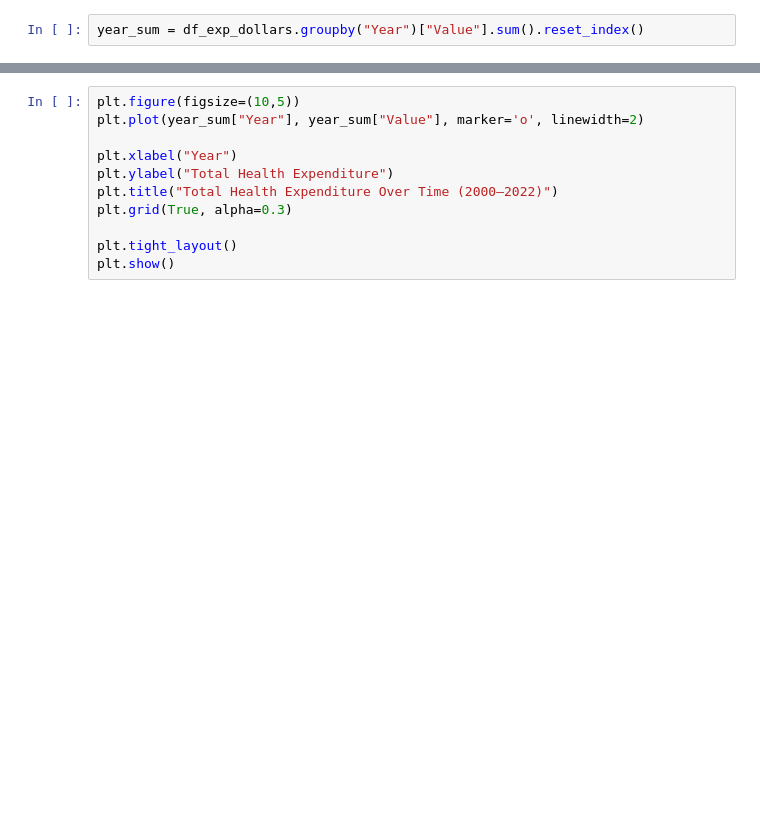
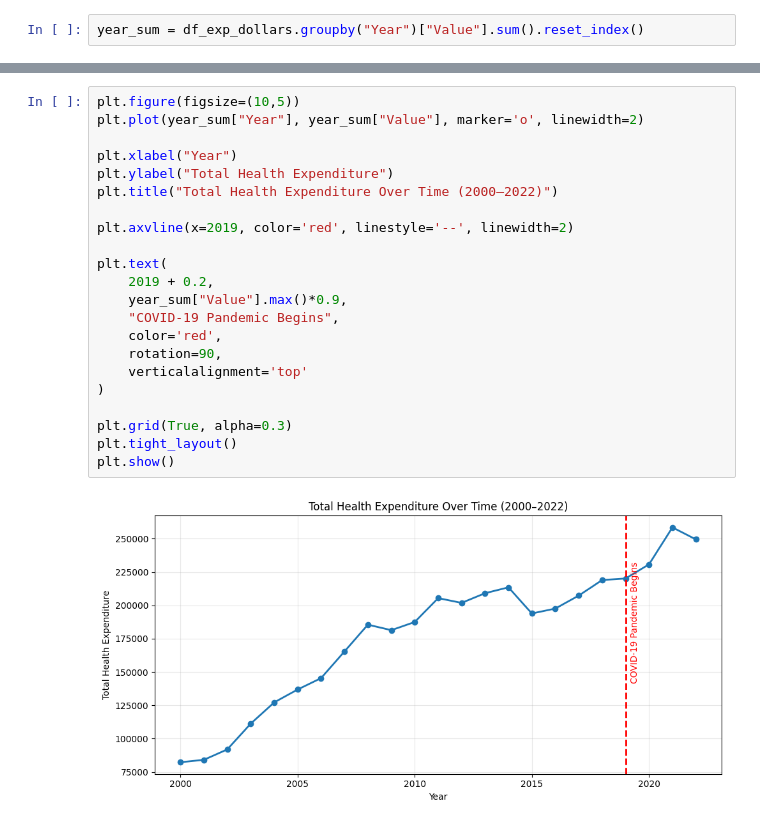
Before and after one commit to drytea19/DS-4200-Global-Mortality-Rates-and-Healthcare-Performance, a Jupyter notebook: final_project.ipynb, the cells around one changed output, grey strips where cells are left out. Cells and saved outputs as stored; diff of their text form; blank space fills up the shorter version.

Commit message:
adjusting carlie visuals

```diff
--- a/final_project.ipynb
+++ b/final_project.ipynb
@@ -301,11 +348,24 @@ year_sum
 # %%
 plt.figure(figsize=(10,5))
 plt.plot(year_sum["Year"], year_sum["Value"], marker='o', linewidth=2)
 
 plt.xlabel("Year")
 plt.ylabel("Total Health Expenditure")
 plt.title("Total Health Expenditure Over Time (2000–2022)")
+
+plt.axvline(x=2019, color='red', linestyle='--', linewidth=2)
+
+plt.text(
+    2019 + 0.2,
+    year_sum["Value"].max()*0.9,
+    "COVID-19 Pandemic Begins",
+    color='red',
+    rotation=90,
+    verticalalignment='top'
+)
+
 plt.grid(True, alpha=0.3)
-
 plt.tight_layout()
 plt.show()
+# %% [output]
+[figure, added]
```
Also changed, not shown: parts of 7 cells of this notebook, 4 other files.
